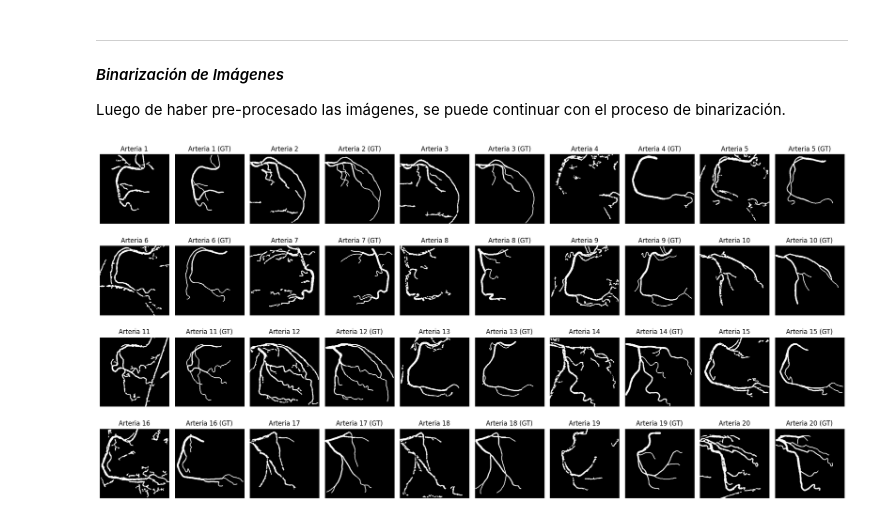
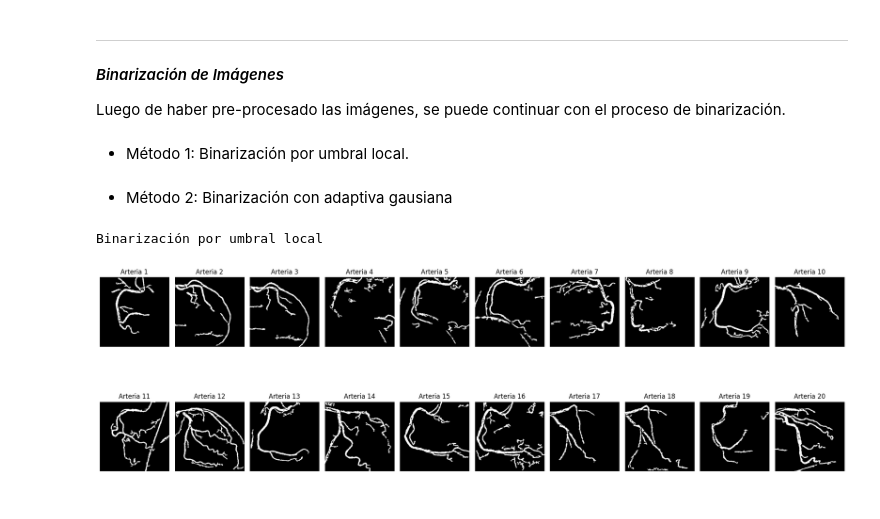
Before and after one commit to stefanoaragoni/Proyecto1_VisionComputadora, a Jupyter notebook: Problema1.ipynb, the cells around one changed output. Cells and saved outputs as stored; diff of their text form; code cells hidden in the pictures.

```diff
--- a/Problema1.ipynb
+++ b/Problema1.ipynb
@@ -196,15 +196,17 @@ Como se puede observar, esto permitió poder eliminar los bordes negros del micr
 #### *Binarización de Imágenes*
 
 Luego de haber pre-procesado las imágenes, se puede continuar con el proceso de binarización.
+# %% [markdown]
+- Método 1: Binarización por umbral local.
 # %%
-def binarize_image(imagen):
+def binarize_image_local(imagen):
 
     # ---------------------------- BINARIZACIÓN ----------------------------
 
-    # Definir el tamaño de la ventana para la umbralización local de Otsu
+    # Definir el tamaño de la ventana para la umbralización local
     tamaño_ventana = 101
 
-    # Aplicar umbralización local de Otsu
+    # Aplicar umbralización local
     umbral_local = threshold_local(
         image=imagen,
         block_size=tamaño_ventana,
@@ -218,12 +220,9 @@ def binarize_image(imagen):
     # Aplicar el umbral local a la imagen para obtener una imagen binaria
     imagen = imagen <= umbral_local
 
-    # Remove small objects
+    # Eliminar pequeños objetos
     imagen = remove_small_objects(imagen, connectivity=2, min_size=200)
 
-    # ---------------------------- MORFOLOGÍA ----------------------------
-
-    # Aplicar un Opening para eliminar el ruido y suavizar los bordes
-    imagen = cv2.morphologyEx(imagen.astype(np.uint8), cv2.MORPH_OPEN, cv2.getStructuringElement(cv2.MORPH_ELLIPSE, (3, 3)))
-
     return imagen
+# %% [markdown]
+- Método 2: Binarización con adaptiva gausiana
@@ -230,17 +257,19 @@ def binarize_image(imagen):
 # %%
-# Array para almacenar las imágenes binarizadas con umbralización local de Otsu
+# ---------------------------- BINARIZACIÓN MÉTODO #1 (LOCAL) ----------------------------
+
+# Array para almacenar las imágenes binarizadas con umbralización local
 binarized1_images = []
 
-# Binarizar imágenes con umbralización local de Otsu
+# Binarizar imágenes con umbralización local
 for i in range(0, 20):
 
     # Binarizar imagen
-    binarized_img = binarize_image(processed_images[i])
+    binarized_img = binarize_image_local(processed_images[i])
 
     # Almacenar imagen binarizada en el array
     binarized1_images.append(binarized_img)
 
-# Se grafican las imágenes
-plot_images(binarized1_images, groundtruth_images)
+print("Binarización por umbral local\n")
 # %% [output]
+Binarización por umbral local
-[figure, old version]
+[figure, new version]
```
Also changed, not shown: parts of 5 cells of this notebook.
